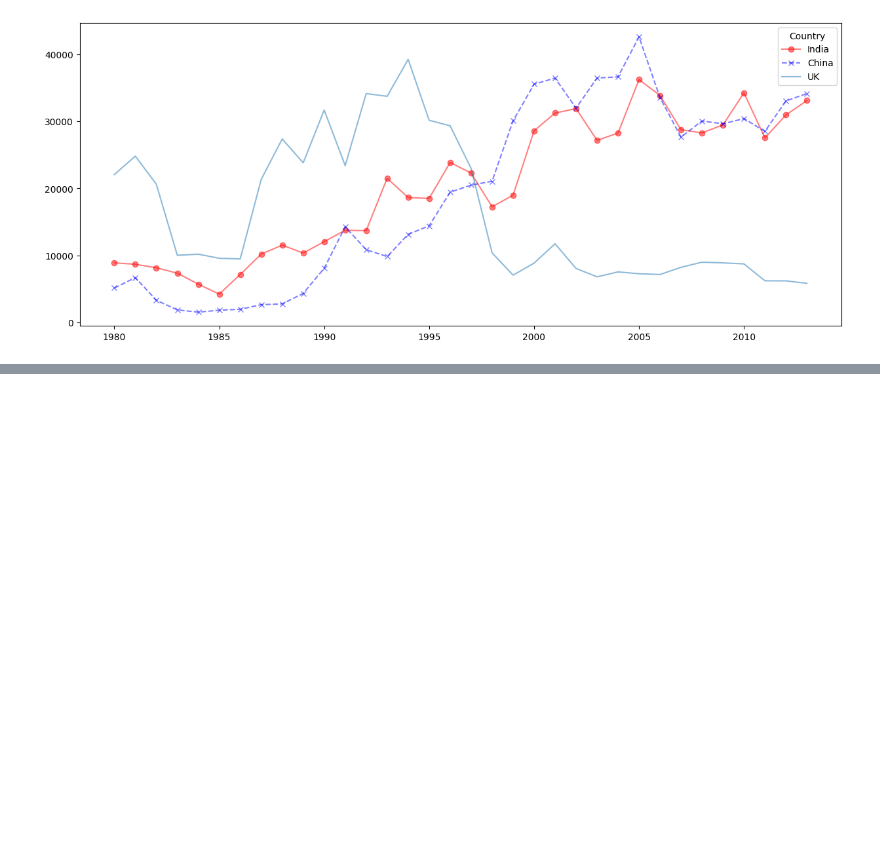
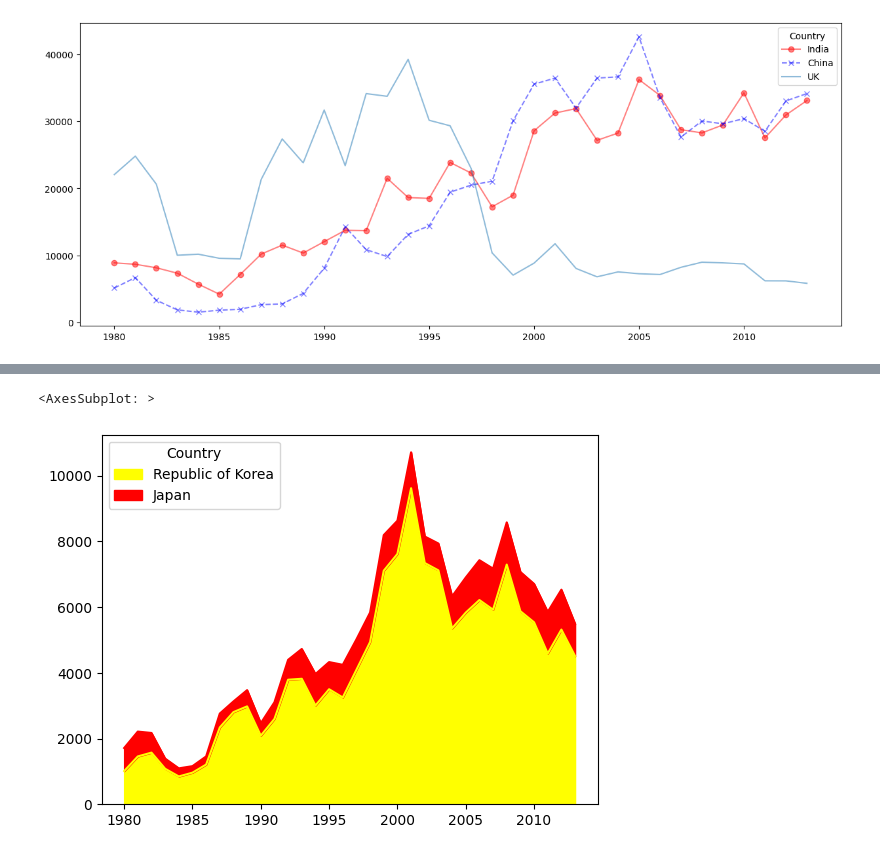
Before and after one commit to nikita1308290/python, a Jupyter notebook: datascience/data_analytics.ipynb, the cells around one changed output, grey strips where cells are left out. Saved outputs shown, nothing was run; the diff lists cells and outputs as text; code cells hidden in the pictures; blank space fills up the shorter version.

```diff
--- a/datascience/data_analytics.ipynb
+++ b/datascience/data_analytics.ipynb
@@ -93,0 +122,7 @@ px.funnel(df.head(),x=df.head().index,y=[1980,1990,2000,2010])
+# %%
+countries = ['Republic of Korea', 'Japan']
+colors = ['yellow', 'red']
+df.loc[countries, years].T.plot(kind='area', alpha=1, color=colors, stacked = False)
+# %% [output]
+<AxesSubplot: >
+[figure, added]
```
Also changed, not shown: parts of 11 cells of this notebook.
